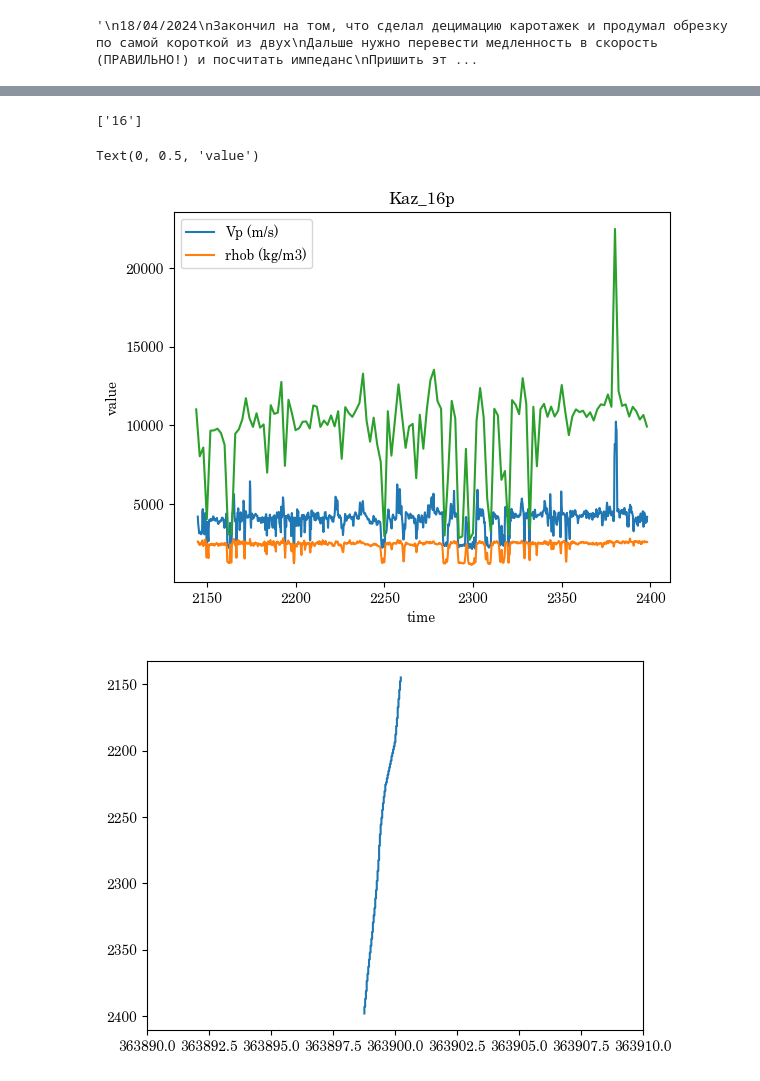
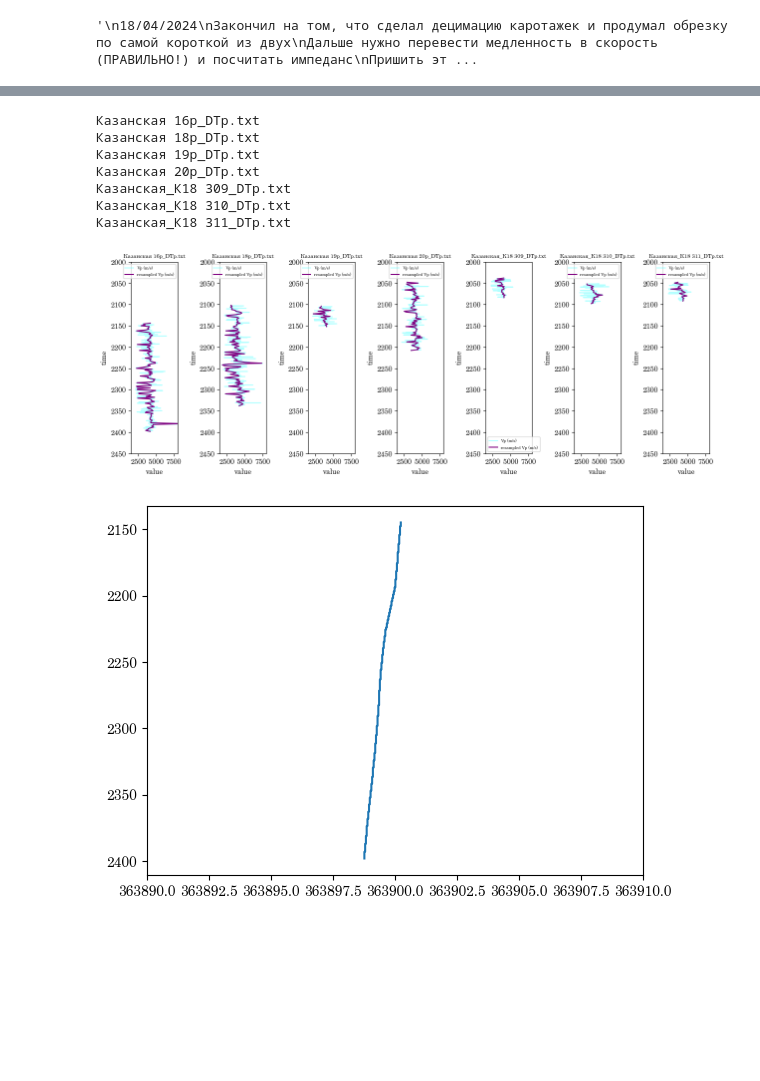
Before and after one commit to grxoxl/inversion, a Jupyter notebook: acoustic_inversion/kazan_data/data_preparation.ipynb, the cells around one changed output, grey strips where cells are left out. Drawn from its saved outputs; the diff is of its cells as text; code cells hidden in the pictures; blank space fills up the shorter version.

```diff
--- a/acoustic_inversion/kazan_data/data_preparation.ipynb
+++ b/acoustic_inversion/kazan_data/data_preparation.ipynb
@@ -187,12 +215,12 @@ rhob_decimated = [np.r_['r', interp(wells[i].data["rhob"][:, 2], wells[i].data["
 # %%
-for i in range(len(dtp)):
-    len_rhob = len(rhob_decimated[i])
-    len_dtp = len(dtp_decimated[i])
+# for i in range(dir_df.shape[0]):
+#     len_rhob = len(rhob_decimated[i])
+#     len_dtp = len(dtp_decimated[i])
 
-    if (len_dtp > len_rhob):
-        dtp_decimated[i] = dtp_decimated[i][:len_rhob, :]
-    else:
-        rhob_decimated[i] = rhob_decimated[i][:len_dtp, :]
+#     if (len_dtp > len_rhob):
+#         dtp_decimated[i] = dtp_decimated[i][:len_rhob, :]
+#     else:
+#         rhob_decimated[i] = rhob_decimated[i][:len_dtp, :]
 # %%
 """
 18/04/2024
@@ -219,8 +247,15 @@ for i in range(len(dtp)):
 # %% [output]
 '\n18/04/2024\nЗакончил на том, что сделал децимацию каротажек и продумал обрезку по самой короткой из двух\nДальше нужно перевести медленность в скорость (ПРАВИЛЬНО!) и посчитать импеданс\nПришить эт ...
 # %%
-ai_decimated = [np.array(dtp_decimated[i][:, 1])*np.array(rhob_decimated[i][:, 1]) for i in range(len(dtp))]
+ai_decimated = [np.array(dtp_decimated[i][:, 1])*np.array(rhob_decimated[i][:, 1]) for i in range(dir_df.shape[0])]
 # %%
 for i in range(dir_df.shape[0]):
     wells[i].data_decimated = {"dtp": dtp_decimated[i], "rhob": rhob_decimated[i]}
-    wells[i].impedance = ai_decimated[i]
+    wells[i].data_decimated = {
+                "x" : x_decimated[i][:, 1],
+                "y" : y_decimated[i][:, 1],
+                "time" : y_decimated[i][:, 0],
+                "dtp" : dtp_decimated[i][:, 1],
+                "rhob" : rhob_decimated[i][:, 1],
+                "impedance" : ai_decimated[i]
+                }
@@ -232,25 +262,32 @@ plt.plot(wells[2].data_decimated["dtp"][:, 0], wells[2].data_decimated["dtp"][:,
-# %%
-w_num =  2
-print(dtp_labels[w_num])
-
-plt.plot(dtp[w_num][:, 2], 1e6/dtp[w_num][:, 3], label = "Vp (m/s)")
-
-# plt.plot(dtp_decimated[w_num][:, 0], dtp_decimated[w_num][:, 1])
-
-plt.plot(rhob[w_num][:, 2], 1e3*rhob[w_num][:, 3], label = "rhob (kg/m3)")
-
-plt.plot(dtp_decimated[w_num][:, 0], ai_decimated[w_num])
-
-# plt.plot(dtp_decimated[w_num][:, 0], ai_decimated[w_num][:, 1])
-# plt.ylim([0, 3])
-plt.legend(loc = 0)
-plt.title("Kaz_%2sp" % dtp_labels[w_num][0])
-plt.xlabel("time")
-plt.ylabel("value")
-# %% [output]
-['16']
-Text(0, 0.5, 'value')
-[figure, removed]
+# %%
+plt.figure(figsize = (15, 5))
+
+w_num =  2
+for i in range(2, 9, 1):
+    plt.subplot(1, 7, i - 1)
+    plt.subplots_adjust(wspace=0.9, hspace=0.4)
+    print(wells[i].name_dtp)
+
+    plt.plot(1e6/wells[i].data["dtp"], wells[i].data["time"],  c = "aqua", alpha = .3, label = "Vp (m/s)")
+    plt.plot(wells[i].data_decimated["dtp"], wells[i].data_decimated["time"], c = "purple",  label = "resampled Vp (m/s)")
+
+
+    plt.ylim([2000, 2450])
+    plt.xlim([1500, 8000])
+    plt.gca().invert_yaxis()
+    plt.legend(loc = 0, fontsize = 6)
+    plt.title("%16s" % wells[i].name_dtp, fontsize = 8)
+    plt.ylabel("time")
+    plt.xlabel("value")
+# %% [output]
+Казанская 16р_DTp.txt
+Казанская 18р_DTp.txt
+Казанская 19р_DTp.txt
+Казанская 20р_DTp.txt
+Казанская_К18 309_DTp.txt
+Казанская_К18 310_DTp.txt
+Казанская_К18 311_DTp.txt
+[figure, added]
 # %%
 plt.plot(dtp[2][:, 0], dtp[2][:, 2])
 plt.xlim([3.6389*1e5, 3.6391*1e5])
```
Also changed, not shown: parts of 11 cells of this notebook.
